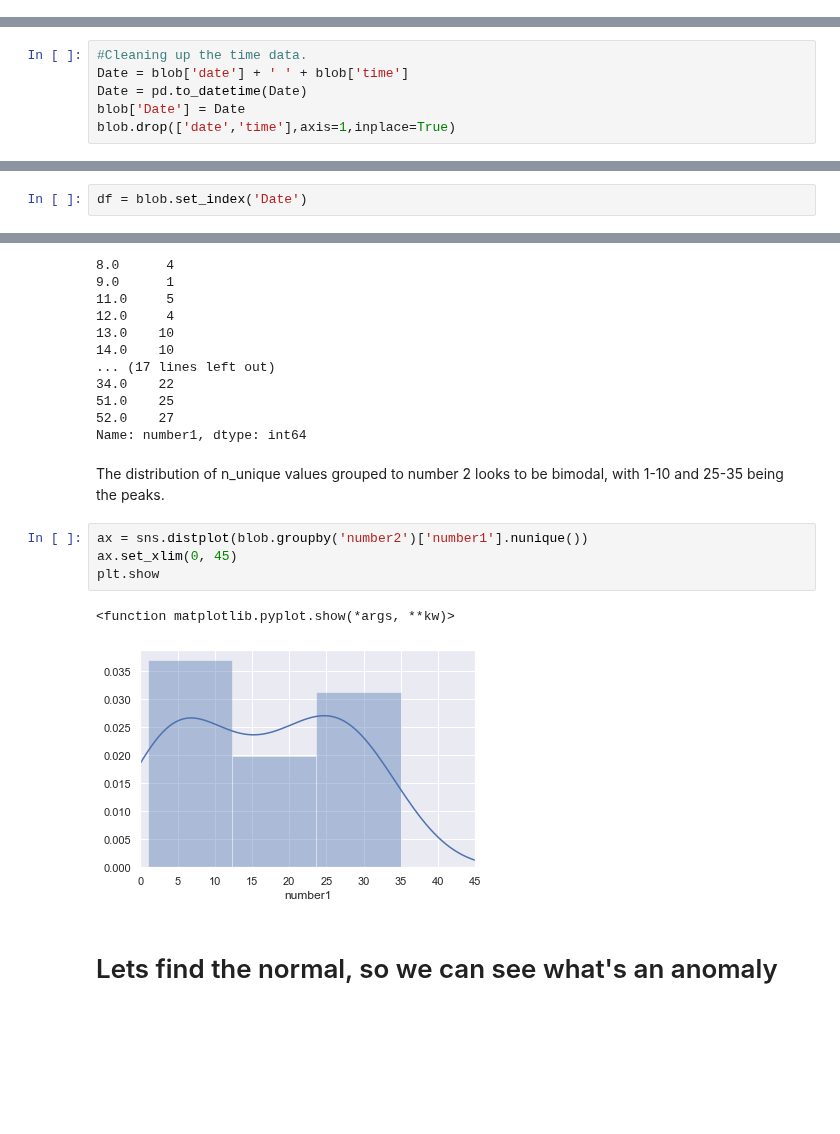
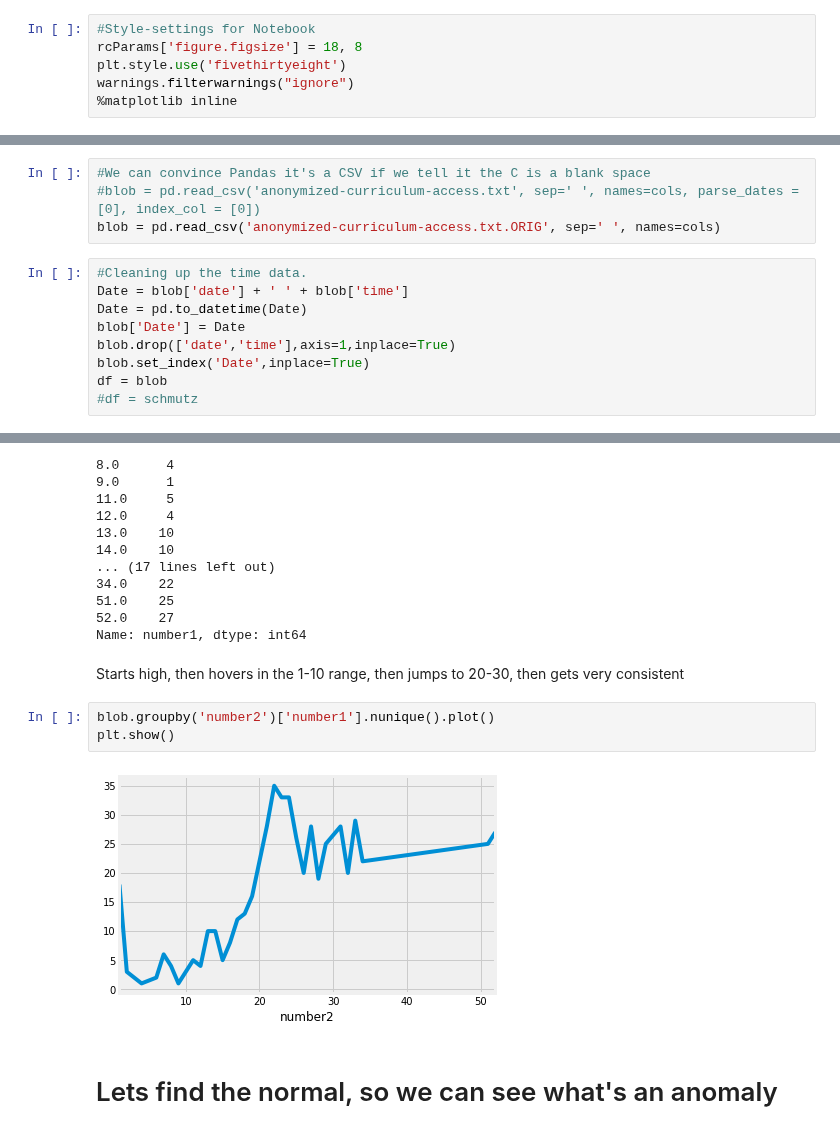
Before and after one commit to flambuth/ds-methodologies-exercises, a Jupyter notebook: anomaly_detection/mystery-solving.ipynb, the cells around one changed output, grey strips where cells are left out. Cells and saved outputs as stored; diff of their text form; blank space fills up the shorter version.

```diff
--- a/anomaly_detection/mystery-solving.ipynb
+++ b/anomaly_detection/mystery-solving.ipynb
@@ -20,0 +10,6 @@ blob = pd.read_csv('anonymized-curriculum-access.txt', sep=' ', names=cols)
+# %%
+#Style-settings for Notebook
+rcParams['figure.figsize'] = 18, 8
+plt.style.use('fivethirtyeight')
+warnings.filterwarnings("ignore")
+%matplotlib inline
@@ -21,7 +46,14 @@ blob = pd.read_csv('anonymized-curriculum-access.txt', sep=' ', names=cols)
+# %%
+#We can convince Pandas it's a CSV if we tell it the C is a blank space
+#blob = pd.read_csv('anonymized-curriculum-access.txt', sep=' ', names=cols, parse_dates = [0], index_col = [0])
+blob = pd.read_csv('anonymized-curriculum-access.txt.ORIG', sep=' ', names=cols)
 # %%
 #Cleaning up the time data.
 Date = blob['date'] + ' ' + blob['time']
 Date = pd.to_datetime(Date)
 blob['Date'] = Date
 blob.drop(['date','time'],axis=1,inplace=True)
+blob.set_index('Date',inplace=True)
+df = blob
+#df = schmutz
 # %%
@@ -40,3 +61 @@ memory usage: 15.2+ MB
-# %%
-df = blob.set_index('Date')
 # %%
@@ -109,15 +152,13 @@ number2
 51.0    25
 52.0    27
 Name: number1, dtype: int64
-# %% [markdown]
-The distribution of n_unique values grouped to number 2 looks to be bimodal, with 1-10 and 25-35 being the peaks.
+# %% [markdown]
+Starts high, then hovers in the 1-10 range, then jumps to 20-30, then gets very consistent
 # %%
-ax = sns.distplot(blob.groupby('number2')['number1'].nunique())
-ax.set_xlim(0, 45)
-plt.show
+blob.groupby('number2')['number1'].nunique().plot()
+plt.show()
 # %% [output]
-<function matplotlib.pyplot.show(*args, **kw)>
-[figure, old version]
+[figure, new version]
 # %% [markdown]
 # Lets find the normal, so we can see what's an anomaly
 # %%
```
Also changed, not shown: parts of 61 cells of this notebook, 4 other files.
